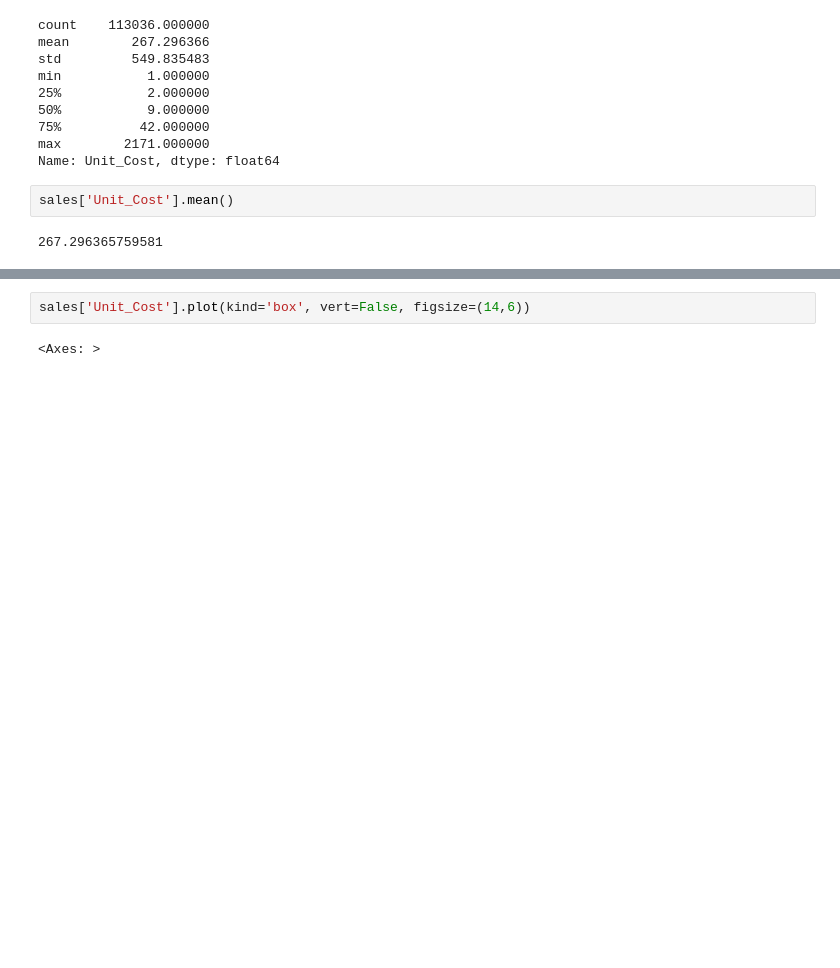
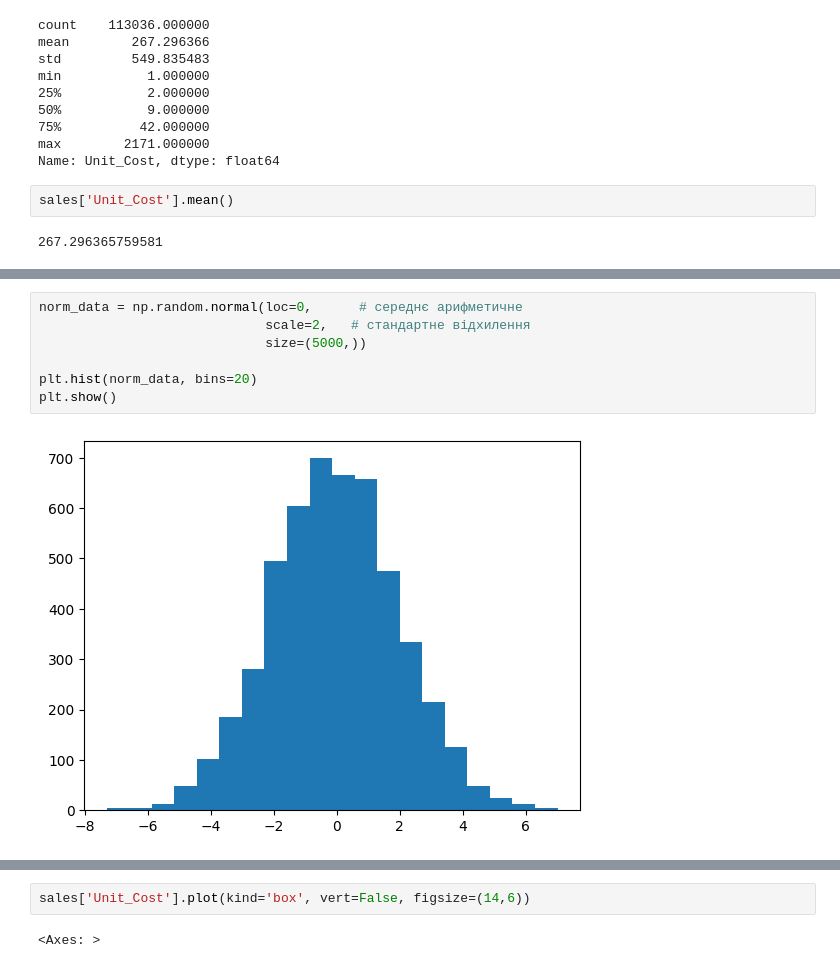
Before and after one commit to HalyshAnton/IT-Step-Pyton-AI, a Jupyter notebook: module2/data_analysis.ipynb, the cells around one changed output, grey strips where cells are left out. Drawn from its saved outputs; the diff is of its cells as text; blank space fills up the shorter version.

```diff
--- a/module2/data_analysis.ipynb
+++ b/module2/data_analysis.ipynb
@@ -105,0 +176,9 @@ sales['Unit_Cost'].median()
+# %%
+norm_data = np.random.normal(loc=0,      # середнє арифметичне
+                             scale=2,   # стандартне відхилення
+                             size=(5000,))
+
+plt.hist(norm_data, bins=20)
+plt.show()
+# %% [output]
+[figure, added]
```
Also changed, not shown: parts of 84 cells of this notebook.
